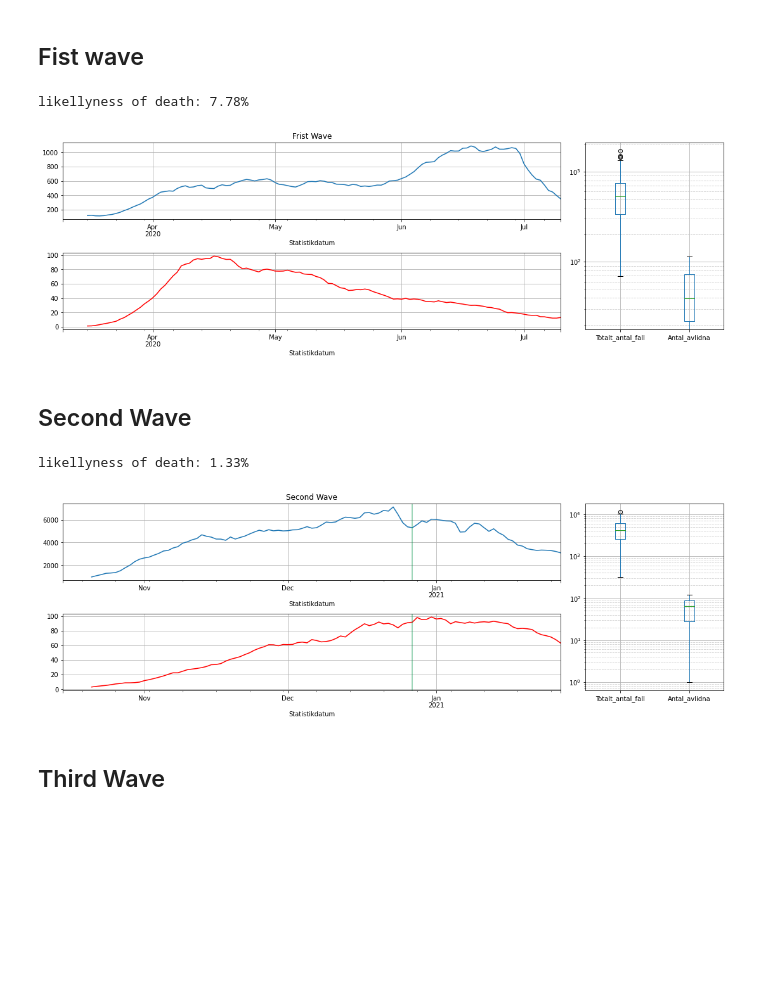
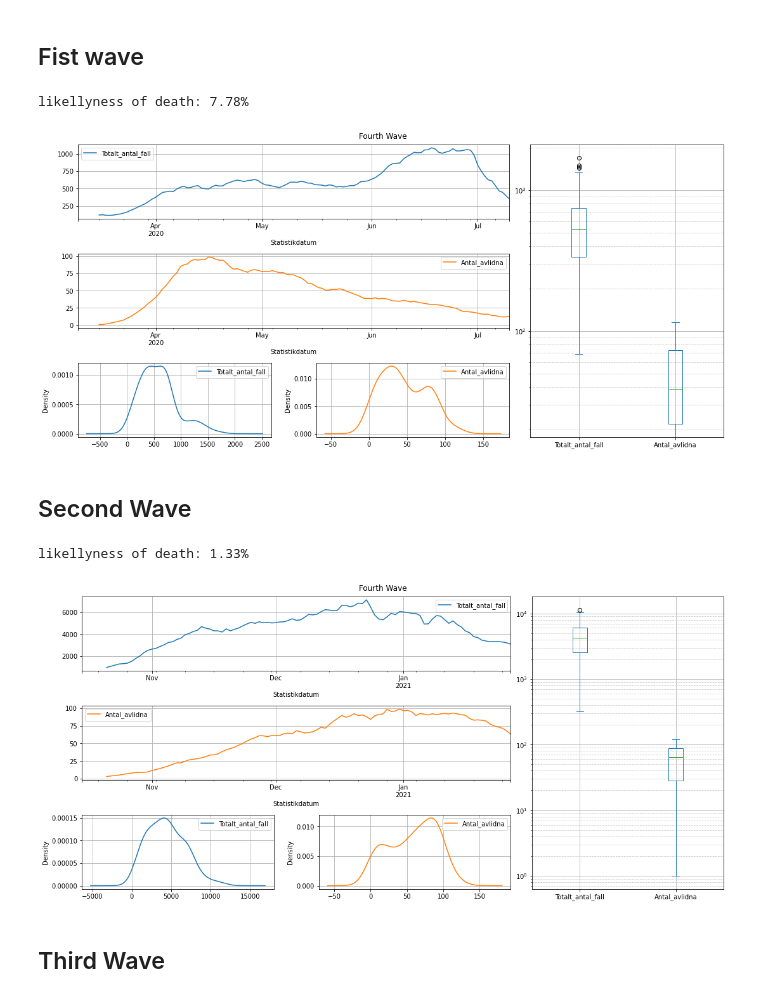
Before and after one commit to Luviz/se_covid_data, a Jupyter notebook: Swe_Covid_data.ipynb, the cells around one changed output. Drawn from its saved outputs; the diff is of its cells as text; code cells hidden in the pictures; blank space fills up the shorter version.

Commit message:
update wave data

```diff
--- a/Swe_Covid_data.ipynb
+++ b/Swe_Covid_data.ipynb
@@ -159,59 +172,45 @@ from matplotlib.ticker import (AutoMinorLocator, MultipleLocator)
 
 def get_grid():
   fig = plt.figure(constrained_layout=True)
-  gs = fig.add_gridspec(2, 3)
+  gs = fig.add_gridspec(3, 3)
 
   ax_box = fig.add_subplot(gs[:,2])
   ax_1 = fig.add_subplot(gs[0,:-1])
   ax_2 = fig.add_subplot(gs[1,:-1])
+  ax_kde_1 = fig.add_subplot(gs[2,0])
+  ax_kde_2 = fig.add_subplot(gs[2,1])
 
   ax_box.yaxis.set_minor_locator(MultipleLocator(250))
   ax_box.grid(which='minor', color='#CCCCCC', linestyle='--')
 
-  return fig, ax_1, ax_2, ax_box
+  return fig, ax_1, ax_2, ax_box, ax_kde_1, ax_kde_2
 # %%
-start, end = datetime(2020, 3,10), datetime(2020, 7,10)
+def draw_data(df:pd.DataFrame, start:datetime, end:datetime, rolling=7, fig_size=(15,7)):
+    data = df[start:end].rolling(rolling).mean()
+    fig, ax_cases, ax_deaths, ax_box, ax_kde_1, ax_kde_2 = get_grid()
+    fig.set_size_inches(*fig_size)
 
-fig, ax_cases, ax_deaths, ax_box = get_grid()
-fig.set_size_inches(15,5)
+    p_config = {"logy":False, "grid":True}
 
-# mean of 7 days is need to manage missing data from the weekends
-data = df[start:end].rolling(7).mean()
-p_config = {"logy":False, "grid":True}
+    _ = data.plot(subplots= True, ax=[ax_cases, ax_deaths], **p_config, title="Fourth Wave")
+    _ = df[start:end].plot.box(grid=True, ax=ax_box, logy=True)
+    _ = df[start:end].plot.kde(grid=True, subplots=True, ax=[ax_kde_1, ax_kde_2])
 
-_ = data["Totalt_antal_fall"].plot(ax=ax_cases,  **p_config, title="Frist Wave")
-_ = data["Antal_avlidna"].plot(ax=ax_deaths, color='r', **p_config)
-_ = df[start:end].plot.box(grid=True, ax=ax_box, logy=True)
-
-sum_cases, sum_deaths = df[start:end].sum()
-print(f"likellyness of death: {(100*sum_deaths/sum_cases):.2f}%")
+    sum_cases, sum_deaths = df[start:end].sum()
+    print(f"likellyness of death: {(100*sum_deaths/sum_cases):.2f}%")
-# %% [output]
-likellyness of death: 7.78%
-[figure, removed]
+# %%
+start, end = datetime(2020, 3,10), datetime(2020, 7,10)
+draw_data(df, start, end)
+# %% [output]
+likellyness of death: 7.78%
+[figure, added]
 # %% [markdown]
 ## Second Wave
-# %%
-start, end = datetime(2020,10,15), datetime(2021, 1,27)
-data = df[start:end].rolling(7).mean()
-
-fig, ax_cases, ax_deaths, ax_box = get_grid()
-fig.set_size_inches(15,5)
-
-p_config = {"logy":False, "grid":True}
-
-_ = data["Totalt_antal_fall"].plot(ax=ax_cases, **p_config, title="Second Wave")
-_ = data["Antal_avlidna"].plot(ax=ax_deaths, **p_config, color='r')
-_ = df[start:end].plot.box(grid=True, ax=ax_box, logy=True)
-
-ax_cases.axvline(datetime(2020,12,27), color="#009349", alpha=0.5) # Pfizer deployment
-ax_deaths.axvline(datetime(2020,12,27), color="#009349", alpha=0.5) # Pfizer deployment
-
-
-sum_cases, sum_deaths = df[start:end].sum()
-
-print(f"likellyness of death: {(100*sum_deaths/sum_cases):.2f}%")
-# %% [output]
-likellyness of death: 1.33%
-[figure, removed]
+# %%
+start, end = datetime(2020,10,15), datetime(2021, 1,27)
+draw_data(df, start, end)
+# %% [output]
+likellyness of death: 1.33%
+[figure, added]
 # %% [markdown]
 ## Third Wave
```
Also changed, not shown: parts of 5 cells of this notebook, 1 other file.
